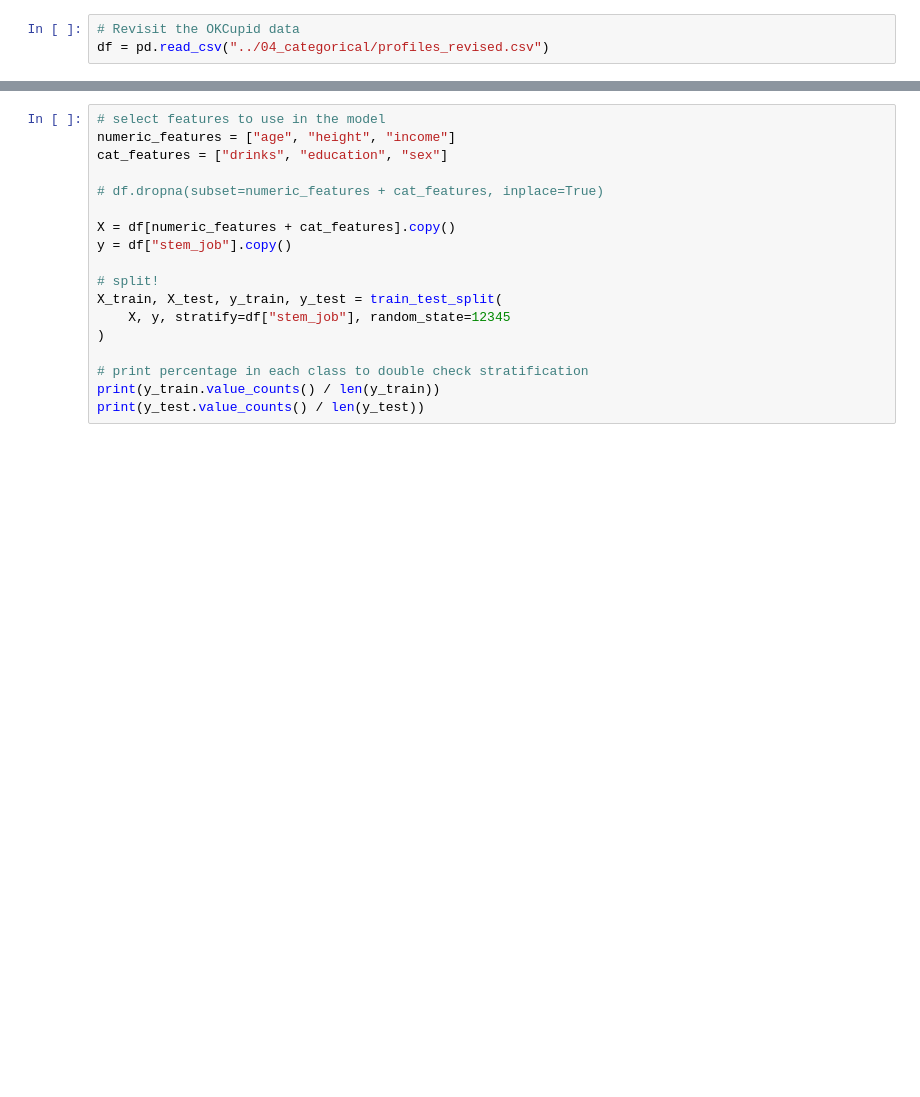
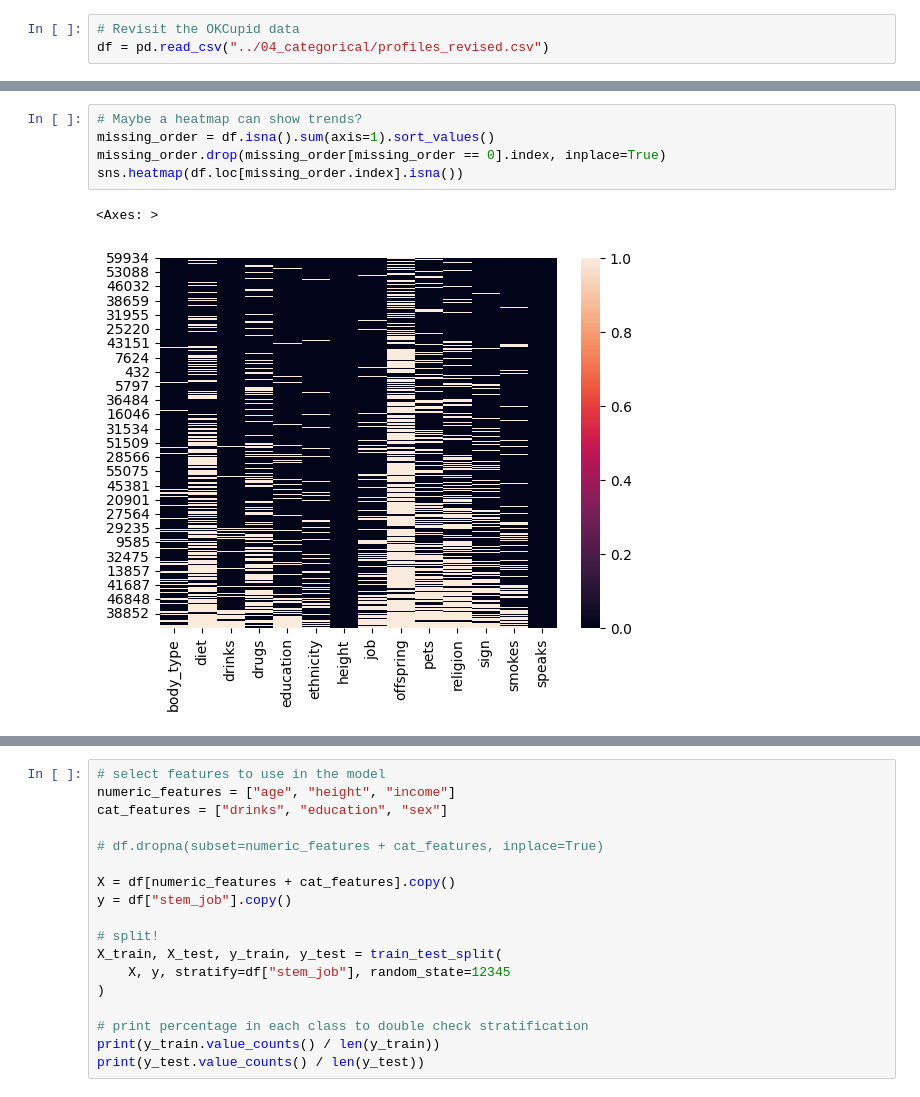
Before and after one commit to mru-data3464/w26, a Jupyter notebook: demo_code/06_missing_weird/ok_cupid_processing.ipynb, the cells around one changed output, grey strips where cells are left out. Cells and saved outputs as stored; diff of their text form; blank space fills up the shorter version.

```diff
--- a/demo_code/06_missing_weird/ok_cupid_processing.ipynb
+++ b/demo_code/06_missing_weird/ok_cupid_processing.ipynb
@@ -30,0 +90,8 @@ df.info()
+# %%
+# Maybe a heatmap can show trends?
+missing_order = df.isna().sum(axis=1).sort_values()
+missing_order.drop(missing_order[missing_order == 0].index, inplace=True)
+sns.heatmap(df.loc[missing_order.index].isna())
+# %% [output]
+<Axes: >
+[figure, added]
```
Also changed, not shown: parts of 7 cells of this notebook, 2 other files.
